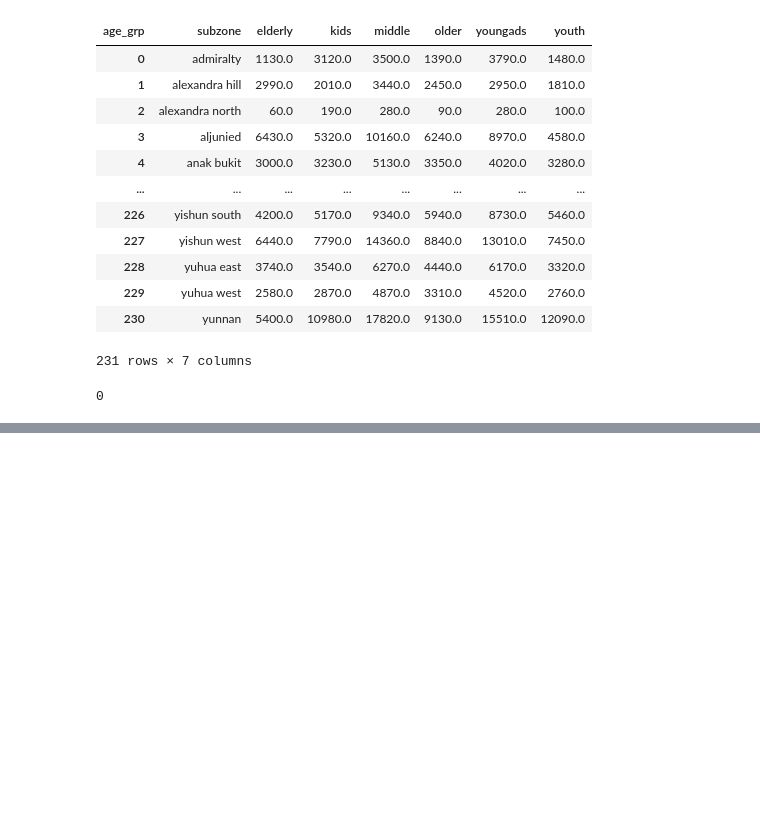
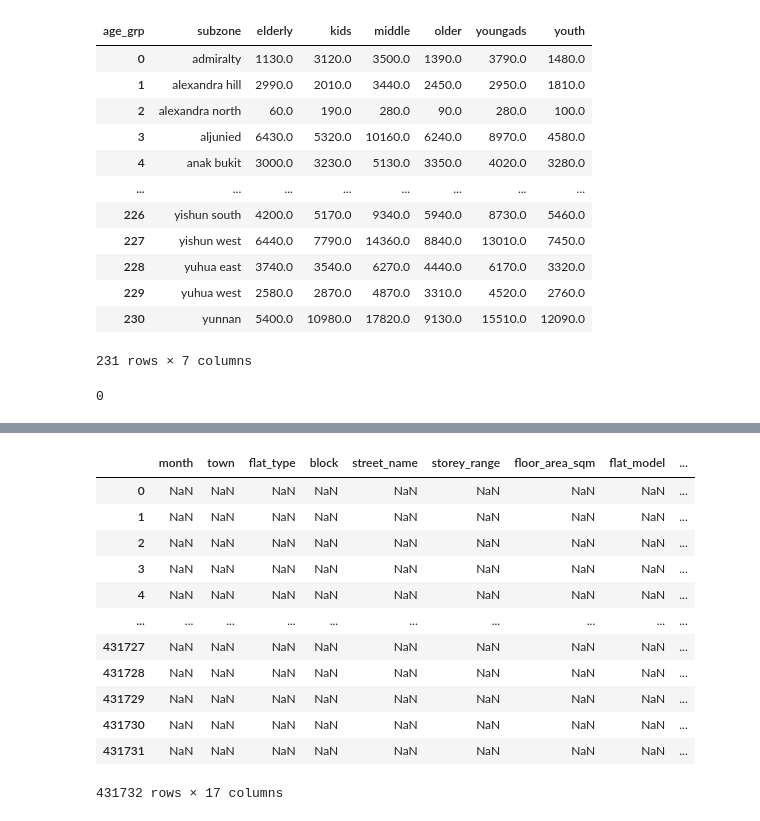
Before and after one commit to tanfiona/HDBResalePrice, a Jupyter notebook: notebooks/FeatureEngineering_Demographics.ipynb, the cells around one changed output, grey strips where cells are left out. Saved outputs shown, nothing was run; the diff lists cells and outputs as text; code cells hidden in the pictures; blank space fills up the shorter version.

```diff
--- a/notebooks/FeatureEngineering_Demographics.ipynb
+++ b/notebooks/FeatureEngineering_Demographics.ipynb
@@ -135,0 +172,16 @@ Index(['elderly', 'kids', 'middle', 'older', 'youngads', 'youth'], dtype='object
+# %%
+train_df[df_x_aux.isna()]
+# %% [output]
+|  | month | town | flat_type | block | street_name | storey_range | floor_area_sqm | flat_model | ... |
+| 0 | NaN | NaN | NaN | NaN | NaN | NaN | NaN | NaN | ... |
+| 1 | NaN | NaN | NaN | NaN | NaN | NaN | NaN | NaN | ... |
+| 2 | NaN | NaN | NaN | NaN | NaN | NaN | NaN | NaN | ... |
+| 3 | NaN | NaN | NaN | NaN | NaN | NaN | NaN | NaN | ... |
+| 4 | NaN | NaN | NaN | NaN | NaN | NaN | NaN | NaN | ... |
+| ... | ... | ... | ... | ... | ... | ... | ... | ... | ... |
+| 431727 | NaN | NaN | NaN | NaN | NaN | NaN | NaN | NaN | ... |
+| 431728 | NaN | NaN | NaN | NaN | NaN | NaN | NaN | NaN | ... |
+| 431729 | NaN | NaN | NaN | NaN | NaN | NaN | NaN | NaN | ... |
+| 431730 | NaN | NaN | NaN | NaN | NaN | NaN | NaN | NaN | ... |
+| 431731 | NaN | NaN | NaN | NaN | NaN | NaN | NaN | NaN | ... |
+431732 rows × 17 columns
```
Also changed, not shown: parts of 6 cells of this notebook, 9 other files.
